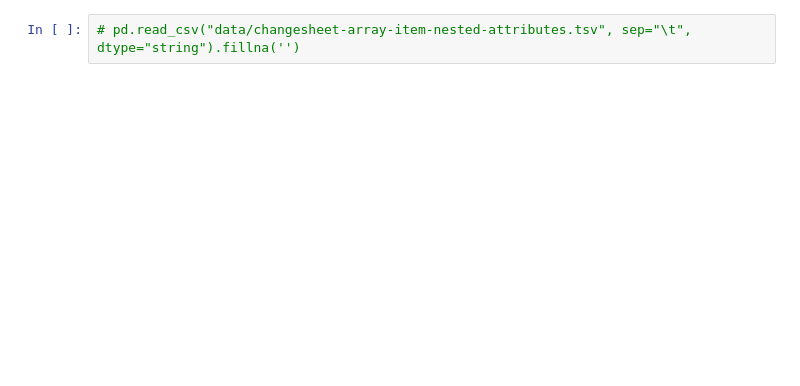
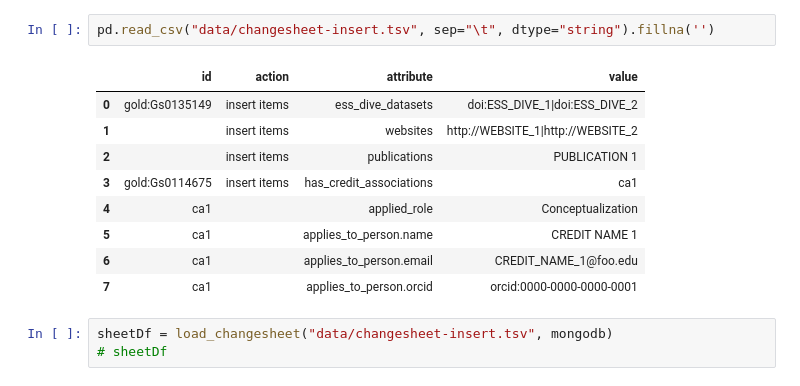
Before and after one commit to microbiomedata/nmdc-runtime, a Jupyter notebook: metadata-translation/notebooks/changesheets-example.ipynb, the cells around one changed output. Saved outputs shown, nothing was run; the diff lists cells and outputs as text; blank space fills up the shorter version.

```diff
--- a/metadata-translation/notebooks/changesheets-example.ipynb
+++ b/metadata-translation/notebooks/changesheets-example.ipynb
@@ -178,2 +139,15 @@ print_results(process_changesheet(sheetDf, mongodb, temp_db), print_before=True)
 # %%
-# pd.read_csv("data/changesheet-array-item-nested-attributes.tsv", sep="\t", dtype="string").fillna('')
+pd.read_csv("data/changesheet-insert.tsv", sep="\t", dtype="string").fillna('')
+# %% [output]
+|  | id | action | attribute | value |
+| 0 | gold:Gs0135149 | insert items | ess_dive_datasets | doi:ESS_DIVE_1|doi:ESS_DIVE_2 |
+| 1 |  | insert items | websites | http://WEBSITE_1|http://WEBSITE_2 |
+| 2 |  | insert items | publications | PUBLICATION 1 |
+| 3 | gold:Gs0114675 | insert items | has_credit_associations | ca1 |
+| 4 | ca1 |  | applied_role | Conceptualization |
+| 5 | ca1 |  | applies_to_person.name | CREDIT NAME 1 |
+| 6 | ca1 |  | applies_to_person.email | CREDIT_NAME_1@foo.edu |
+| 7 | ca1 |  | applies_to_person.orcid | orcid:0000-0000-0000-0001 |
+# %%
+sheetDf = load_changesheet("data/changesheet-insert.tsv", mongodb)
+# sheetDf
```
Also changed, not shown: parts of 42 cells of this notebook, 14 other files.
